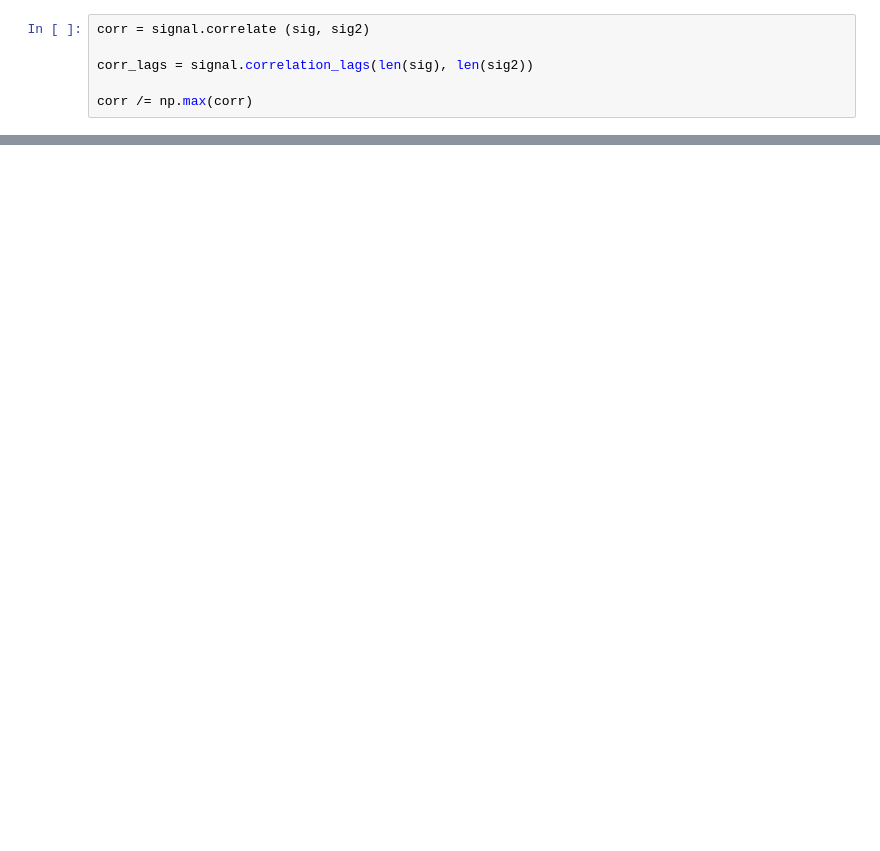
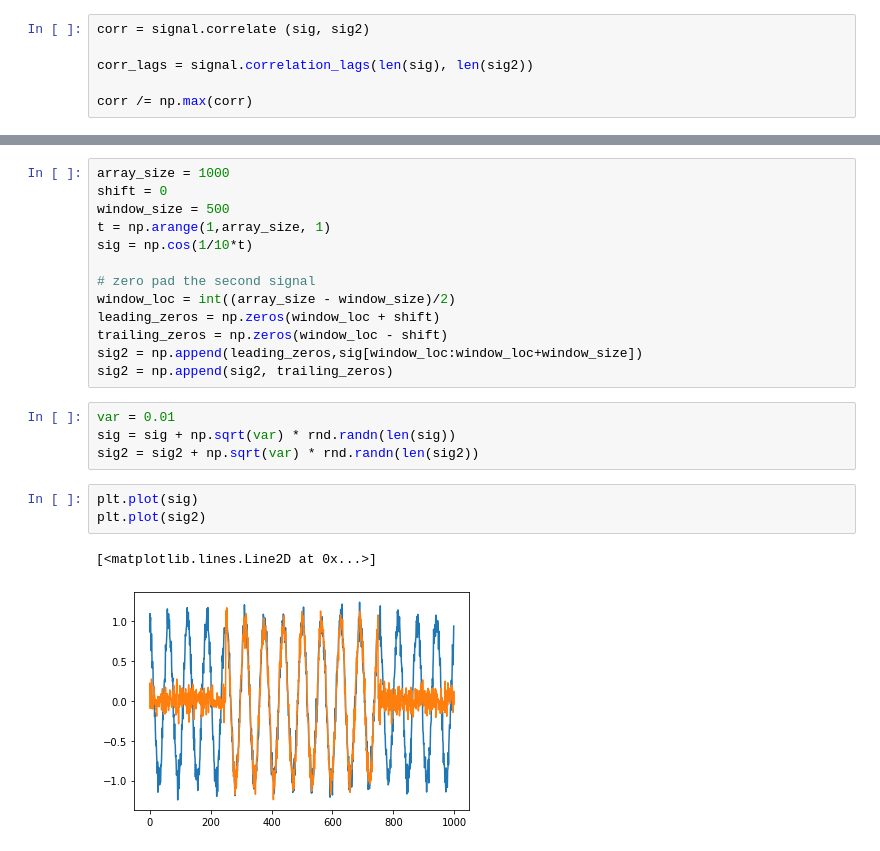
Before and after one commit to EdmondLeahy/InterferenceGeolocation, a Jupyter notebook: CorrelateRandomSeries.ipynb, the cells around one changed output, grey strips where cells are left out. Saved outputs shown, nothing was run; the diff lists cells and outputs as text; blank space fills up the shorter version.

```diff
--- a/CorrelateRandomSeries.ipynb
+++ b/CorrelateRandomSeries.ipynb
@@ -38,0 +41,23 @@ corr_lags[np.argmax(corr)]
+# %%
+array_size = 1000
+shift = 0
+window_size = 500
+t = np.arange(1,array_size, 1)
+sig = np.cos(1/10*t)
+
+# zero pad the second signal
+window_loc = int((array_size - window_size)/2)
+leading_zeros = np.zeros(window_loc + shift)
+trailing_zeros = np.zeros(window_loc - shift)
+sig2 = np.append(leading_zeros,sig[window_loc:window_loc+window_size])
+sig2 = np.append(sig2, trailing_zeros)
+# %%
+var = 0.01
+sig = sig + np.sqrt(var) * rnd.randn(len(sig))
+sig2 = sig2 + np.sqrt(var) * rnd.randn(len(sig2))
+# %%
+plt.plot(sig)
+plt.plot(sig2)
+# %% [output]
+[<matplotlib.lines.Line2D at 0x...>]
+[figure, added]
```
Also changed, not shown: parts of 7 cells of this notebook.
